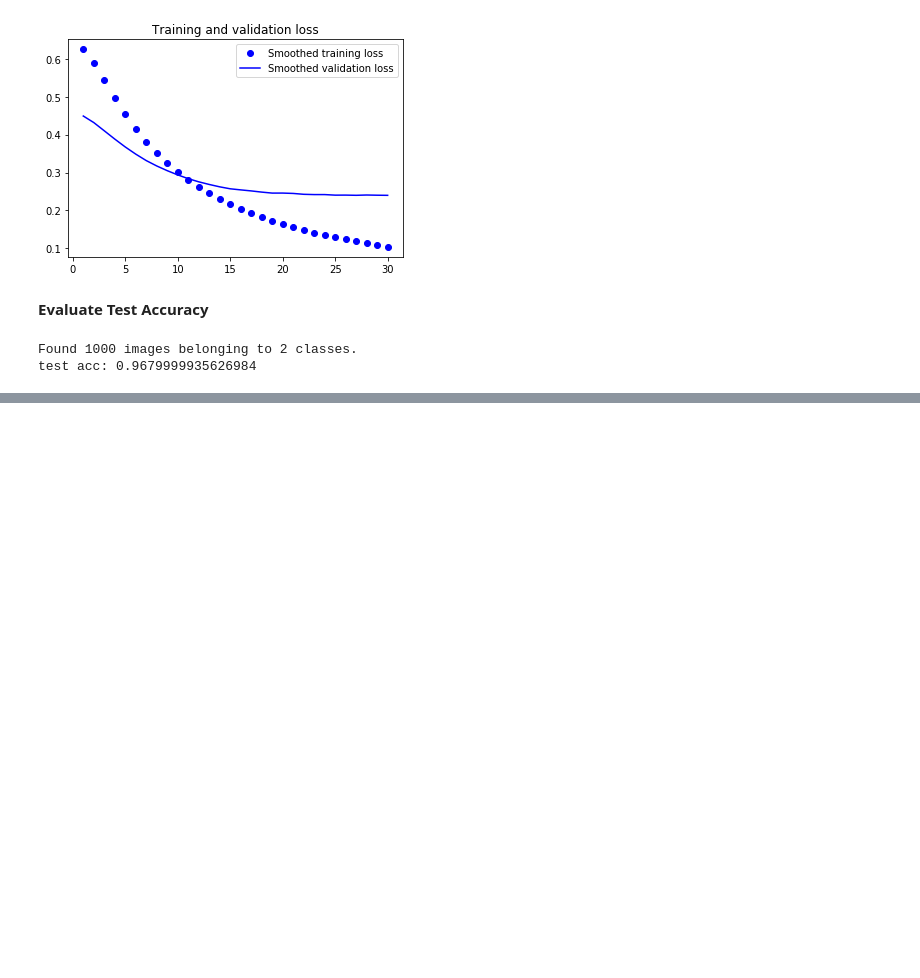
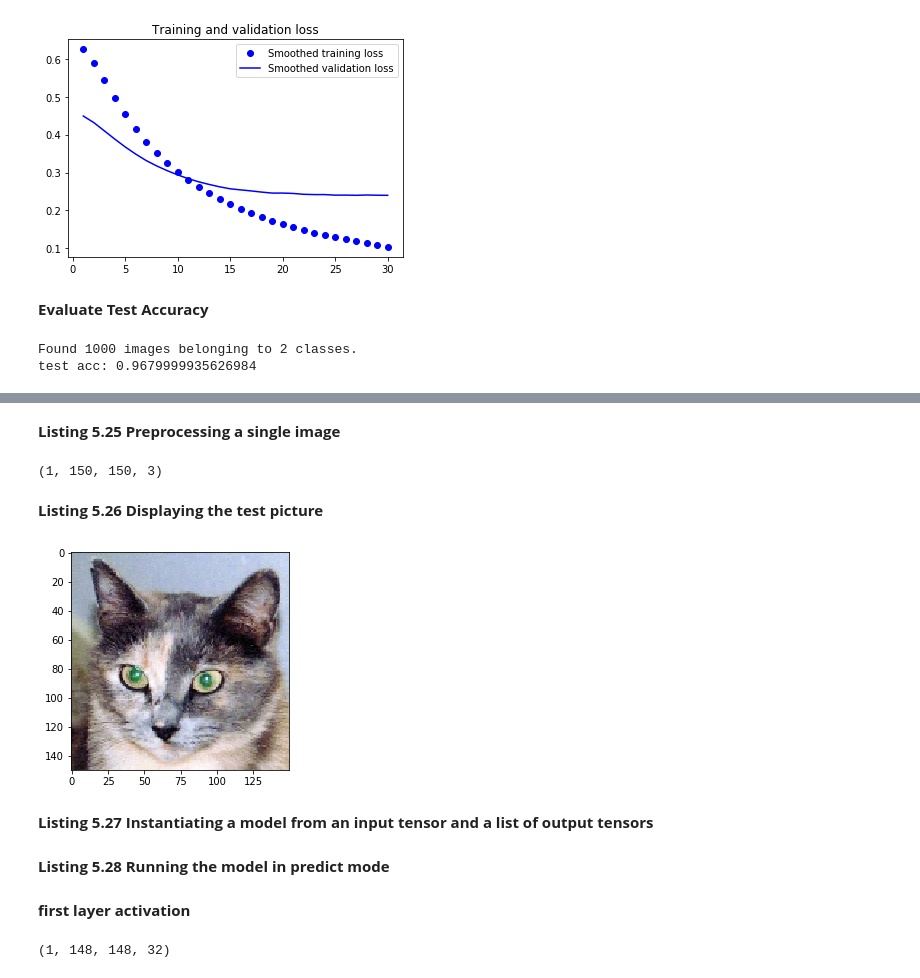
Before and after one commit to wojtczyk/dl_python, a Jupyter notebook: 5_computer_vision/5_cats_and_dogs.ipynb, the cells around one changed output, grey strips where cells are left out. Saved outputs shown, nothing was run; the diff lists cells and outputs as text; code cells hidden in the pictures; blank space fills up the shorter version.

Commit message:
update wrt learning visualizations

```diff
--- a/5_computer_vision/5_cats_and_dogs.ipynb
+++ b/5_computer_vision/5_cats_and_dogs.ipynb
@@ -690,0 +717,28 @@ test acc: 0.9679999935626984
+# %% [markdown]
+**Listing 5.25 Preprocessing a single image**
+# %%
+img_path = '/data/dogs-vs-cats-clean/test/cats/cat.1700.jpg'
+
+from keras.preprocessing import image
+import numpy as np
+
+img = image.load_img(img_path, target_size=(150, 150))
+img_tensor = image.img_to_array(img)
+img_tensor = np.expand_dims(img_tensor, axis=0)
+img_tensor /= 255.
+
+# Its shape is (1, 150, 150, 3)
+print(img_tensor.shape)
+# %% [output]
+(1, 150, 150, 3)
+# %% [markdown]
+**Listing 5.26 Displaying the test picture**
+# %%
+import matplotlib.pyplot as plt
+
+plt.imshow(img_tensor[0])
+plt.show()
+# %% [output]
+[figure, added]
+# %% [markdown]
+**Listing 5.27 Instantiating a model from an input tensor and a list of output tensors**
@@ -690,0 +750,2 @@ test acc: 0.9679999935626984
+# %% [markdown]
+**Listing 5.28 Running the model in predict mode**
@@ -690,0 +754,7 @@ test acc: 0.9679999935626984
+# %% [markdown]
+**first layer activation**
+# %%
+first_layer_activation = activations[0]
+print(first_layer_activation.shape)
+# %% [output]
+(1, 148, 148, 32)
```
Also changed, not shown: parts of 44 cells of this notebook.
